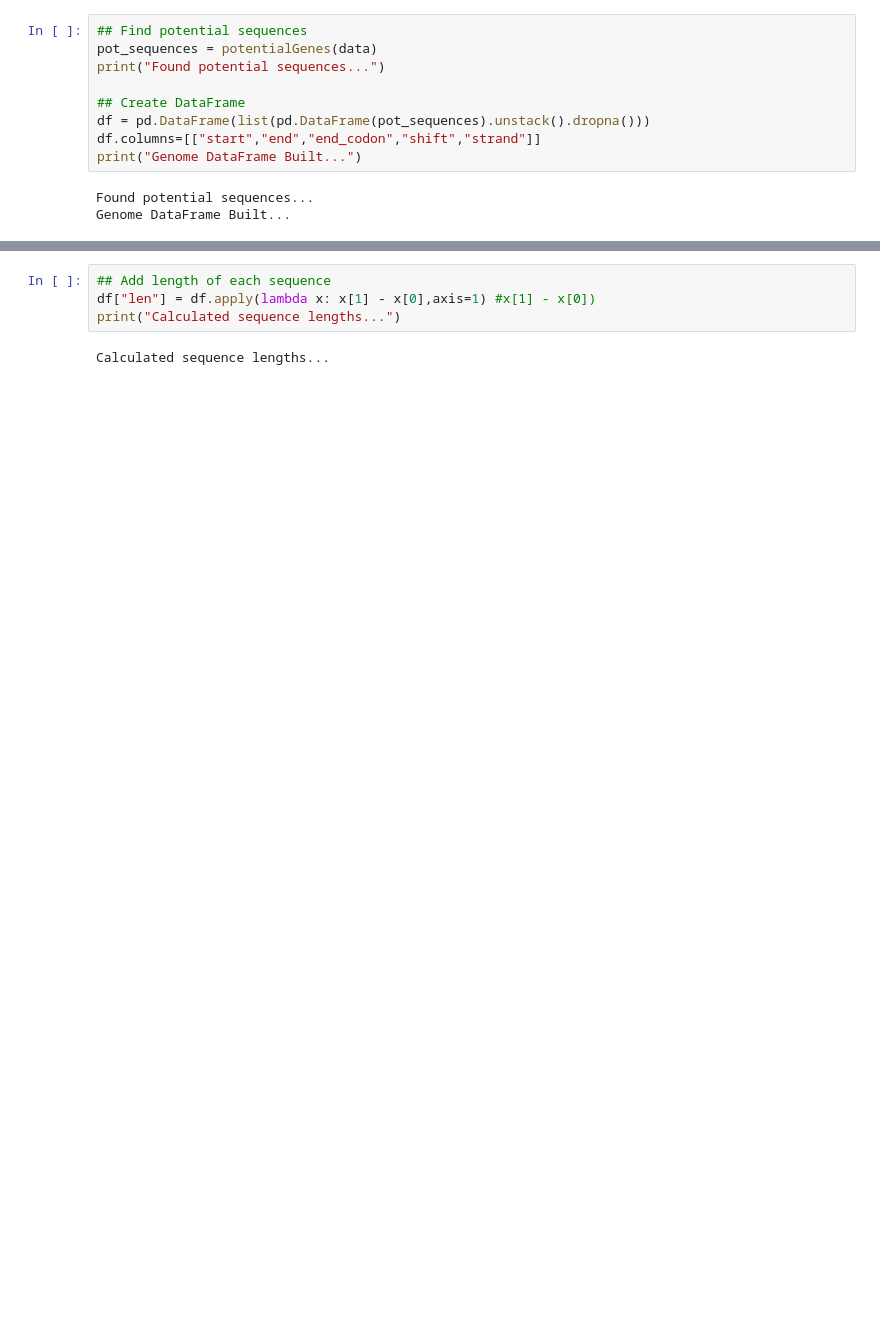
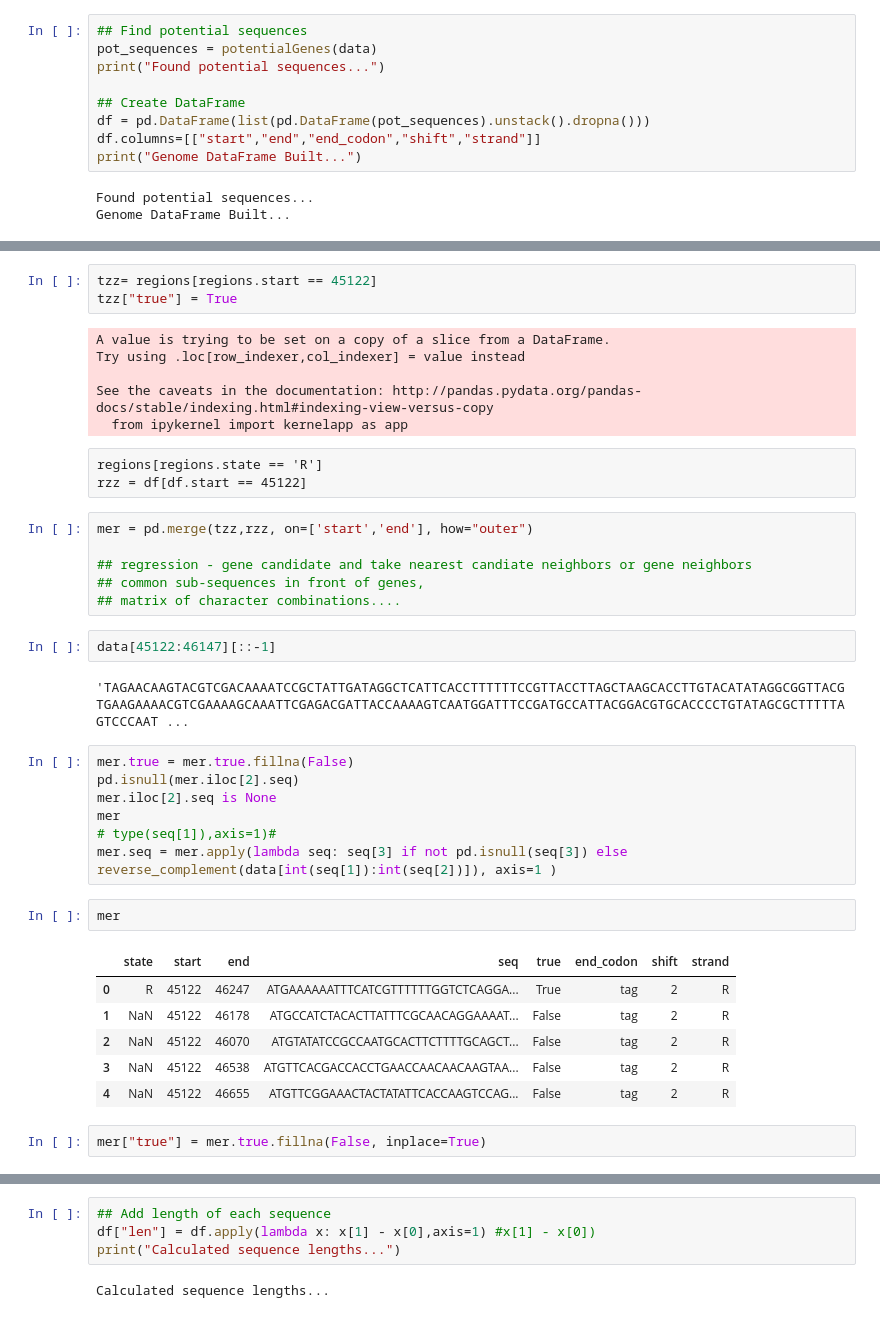
Before and after one commit to ingrid88/Bioinformatics-Kojak, a Jupyter notebook: StaphGenetics_ORFs-Copy1.ipynb, the cells around one changed output, grey strips where cells are left out. Drawn from its saved outputs; the diff is of its cells as text; blank space fills up the shorter version.

```diff
--- a/StaphGenetics_ORFs-Copy1.ipynb
+++ b/StaphGenetics_ORFs-Copy1.ipynb
@@ -359,0 +643,40 @@ R_regions =
+# %%
+tzz= regions[regions.start == 45122]
+tzz["true"] = True
+# %% [output]
+A value is trying to be set on a copy of a slice from a DataFrame.
+Try using .loc[row_indexer,col_indexer] = value instead
+
+See the caveats in the documentation: http://pandas.pydata.org/pandas-docs/stable/indexing.html#indexing-view-versus-copy
+  from ipykernel import kernelapp as app
+# %% [raw]
+regions[regions.state == 'R']
+rzz = df[df.start == 45122]
+# %%
+mer = pd.merge(tzz,rzz, on=['start','end'], how="outer")
+
+## regression - gene candidate and take nearest candiate neighbors or gene neighbors
+## common sub-sequences in front of genes,
+## matrix of character combinations....
+# %%
+data[45122:46147][::-1]
+# %% [output]
+'TAGAACAAGTACGTCGACAAAATCCGCTATTGATAGGCTCATTCACCTTTTTTCCGTTACCTTAGCTAAGCACCTTGTACATATAGGCGGTTACGTGAAGAAAACGTCGAAAAGCAAATTCGAGACGATTACCAAAAGTCAATGGATTTCCGATGCCATTACGGACGTGCACCCCTGTATAGCGCTTTTTAGTCCCAAT ...
+# %%
+mer.true = mer.true.fillna(False)
+pd.isnull(mer.iloc[2].seq)
+mer.iloc[2].seq is None
+mer
+# type(seq[1]),axis=1)#
+mer.seq = mer.apply(lambda seq: seq[3] if not pd.isnull(seq[3]) else reverse_complement(data[int(seq[1]):int(seq[2])]), axis=1 )
+# %%
+mer
+# %% [output]
+|  | state | start | end | seq | true | end_codon | shift | strand |
+| 0 | R | 45122 | 46247 | ATGAAAAAATTTCATCGTTTTTTGGTCTCAGGA... | True | tag | 2 | R |
+| 1 | NaN | 45122 | 46178 | ATGCCATCTACACTTATTTCGCAACAGGAAAAT... | False | tag | 2 | R |
+| 2 | NaN | 45122 | 46070 | ATGTATATCCGCCAATGCACTTCTTTTGCAGCT... | False | tag | 2 | R |
+| 3 | NaN | 45122 | 46538 | ATGTTCACGACCACCTGAACCAACAACAAGTAA... | False | tag | 2 | R |
+| 4 | NaN | 45122 | 46655 | ATGTTCGGAAACTACTATATTCACCAAGTCCAG... | False | tag | 2 | R |
+# %%
+mer["true"] = mer.true.fillna(False, inplace=True)
```
Also changed, not shown: parts of 47 cells of this notebook, 8 other files.
